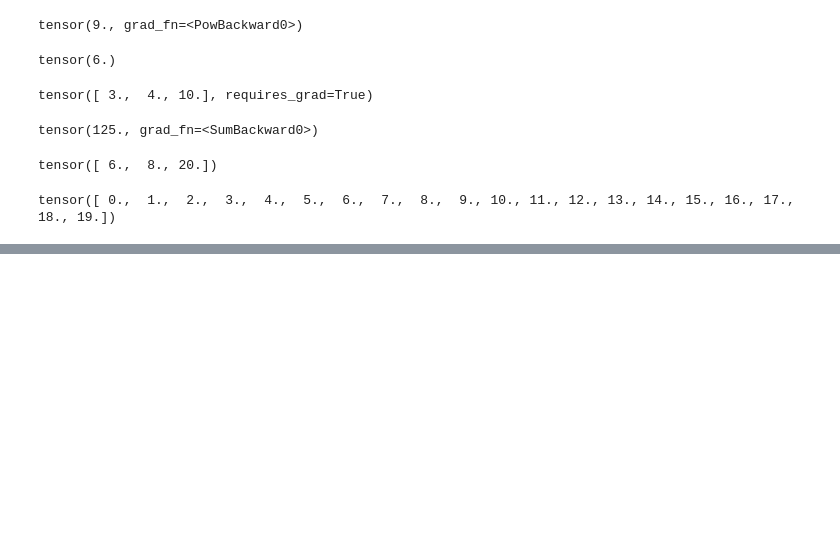
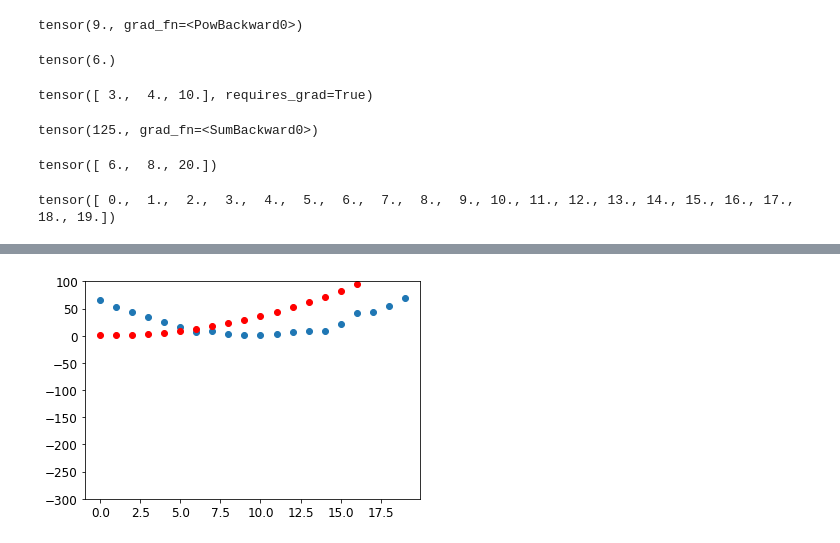
Before and after one commit to paulyeo21/fastai, a Jupyter notebook: chapter4.ipynb, the cells around one changed output, grey strips where cells are left out. Drawn from its saved outputs; the diff is of its cells as text; code cells hidden in the pictures; blank space fills up the shorter version.

```diff
--- a/chapter4.ipynb
+++ b/chapter4.ipynb
@@ -228,0 +261,4 @@ def f(t, params):
+# %%
+learning_rate = 1e-5
+params.data -= learning_rate * params.grad.data
+params.grad = None
@@ -228,0 +270,4 @@ def f(t, params):
+# %%
+show_preds(preds)
+# %% [output]
+[figure, added]
```
Also changed, not shown: parts of 61 cells of this notebook.
